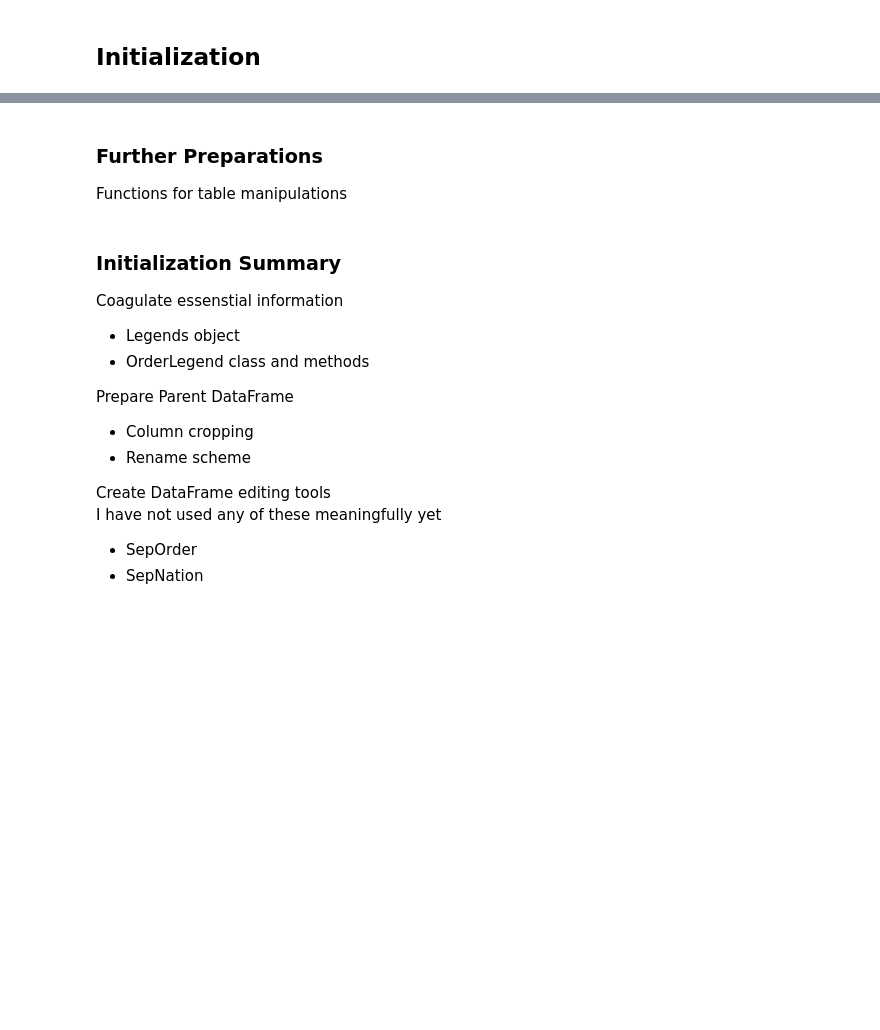
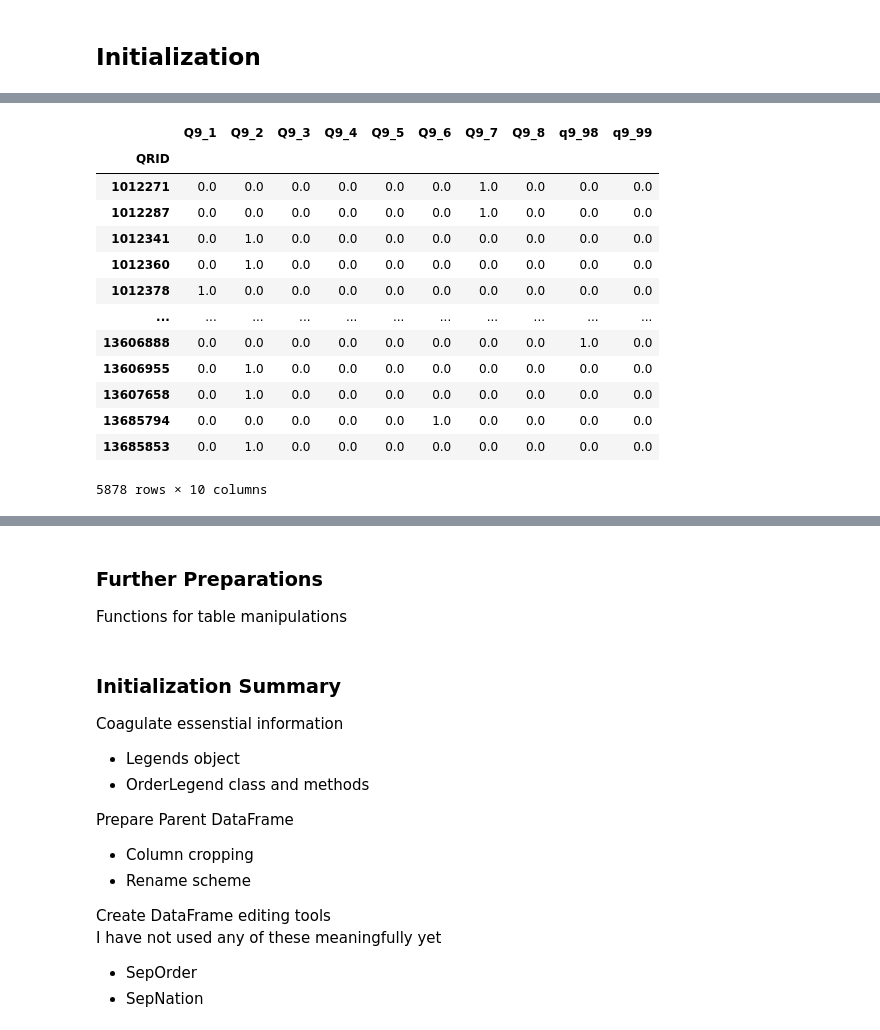
Before and after one commit to EvansOMalley/Personal-Project-Summer-2026, a Jupyter notebook: Summer-2026.ipynb, the cells around one changed output, grey strips where cells are left out. Cells and saved outputs as stored; diff of their text form; code cells hidden in the pictures; blank space fills up the shorter version.

Commit message:
Lots of markdown and Show() function

```diff
--- a/Summer-2026.ipynb
+++ b/Summer-2026.ipynb
@@ -53,0 +67,3 @@ Imports files and packages
+# %%
+import pandas as pd, numpy as np, matplotlib.pyplot as plt
+data_rel_path = "Data/Western_Europe_Public_Data_Church_Tax_Added.csv"
@@ -177 +367,22 @@ Parent_DF.set_index("QRID", inplace = True)
+# %%
+q9_cols = Parent_DF.loc[:,
+              Parent_DF.apply(lambda x: x.name[1] == "9")
+          ]
+
+Show(q9_cols.dropna(), method = "Display")
+# %% [output]
+|  | Q9_1 | Q9_2 | Q9_3 | Q9_4 | Q9_5 | Q9_6 | Q9_7 | Q9_8 | q9_98 | q9_99 |
+| QRID |  |  |  |  |  |  |  |  |  |  |
+| 1012271 | 0.0 | 0.0 | 0.0 | 0.0 | 0.0 | 0.0 | 1.0 | 0.0 | 0.0 | 0.0 |
+| 1012287 | 0.0 | 0.0 | 0.0 | 0.0 | 0.0 | 0.0 | 1.0 | 0.0 | 0.0 | 0.0 |
+| 1012341 | 0.0 | 1.0 | 0.0 | 0.0 | 0.0 | 0.0 | 0.0 | 0.0 | 0.0 | 0.0 |
+| 1012360 | 0.0 | 1.0 | 0.0 | 0.0 | 0.0 | 0.0 | 0.0 | 0.0 | 0.0 | 0.0 |
+| 1012378 | 1.0 | 0.0 | 0.0 | 0.0 | 0.0 | 0.0 | 0.0 | 0.0 | 0.0 | 0.0 |
+| ... | ... | ... | ... | ... | ... | ... | ... | ... | ... | ... |
+| 13606888 | 0.0 | 0.0 | 0.0 | 0.0 | 0.0 | 0.0 | 0.0 | 0.0 | 1.0 | 0.0 |
+| 13606955 | 0.0 | 1.0 | 0.0 | 0.0 | 0.0 | 0.0 | 0.0 | 0.0 | 0.0 | 0.0 |
+| 13607658 | 0.0 | 1.0 | 0.0 | 0.0 | 0.0 | 0.0 | 0.0 | 0.0 | 0.0 | 0.0 |
+| 13685794 | 0.0 | 0.0 | 0.0 | 0.0 | 0.0 | 1.0 | 0.0 | 0.0 | 0.0 | 0.0 |
+| 13685853 | 0.0 | 1.0 | 0.0 | 0.0 | 0.0 | 0.0 | 0.0 | 0.0 | 0.0 | 0.0 |
+5878 rows × 10 columns
 # %%
```
Also changed, not shown: parts of 32 cells of this notebook.
